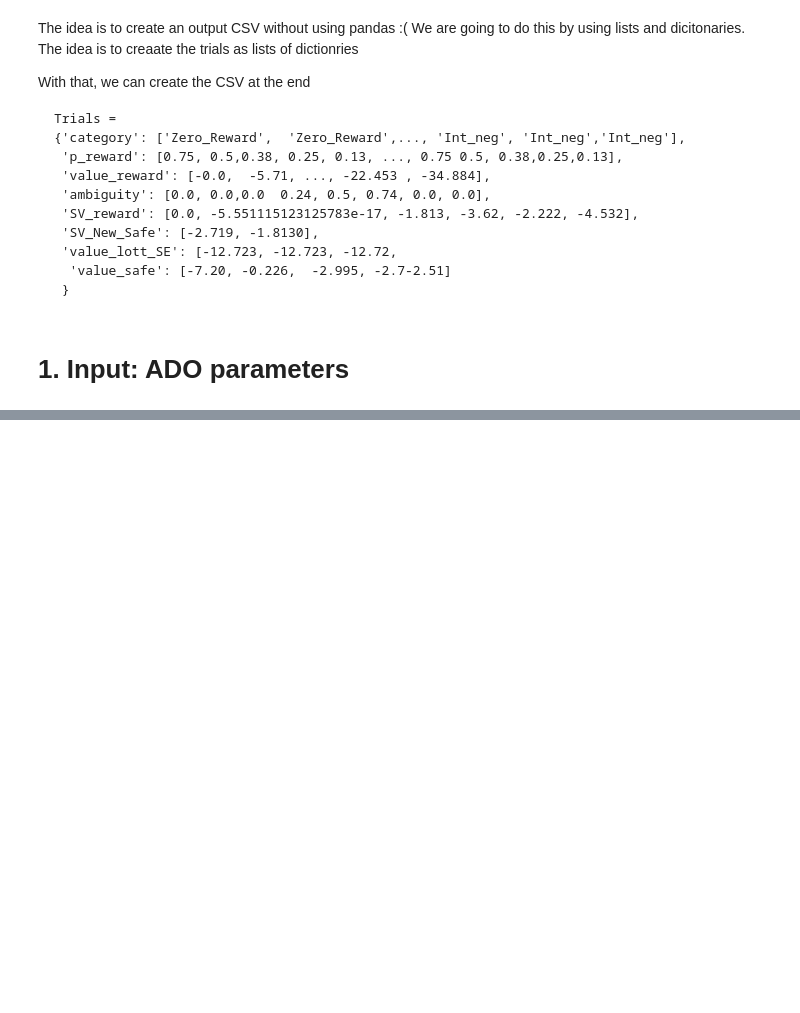
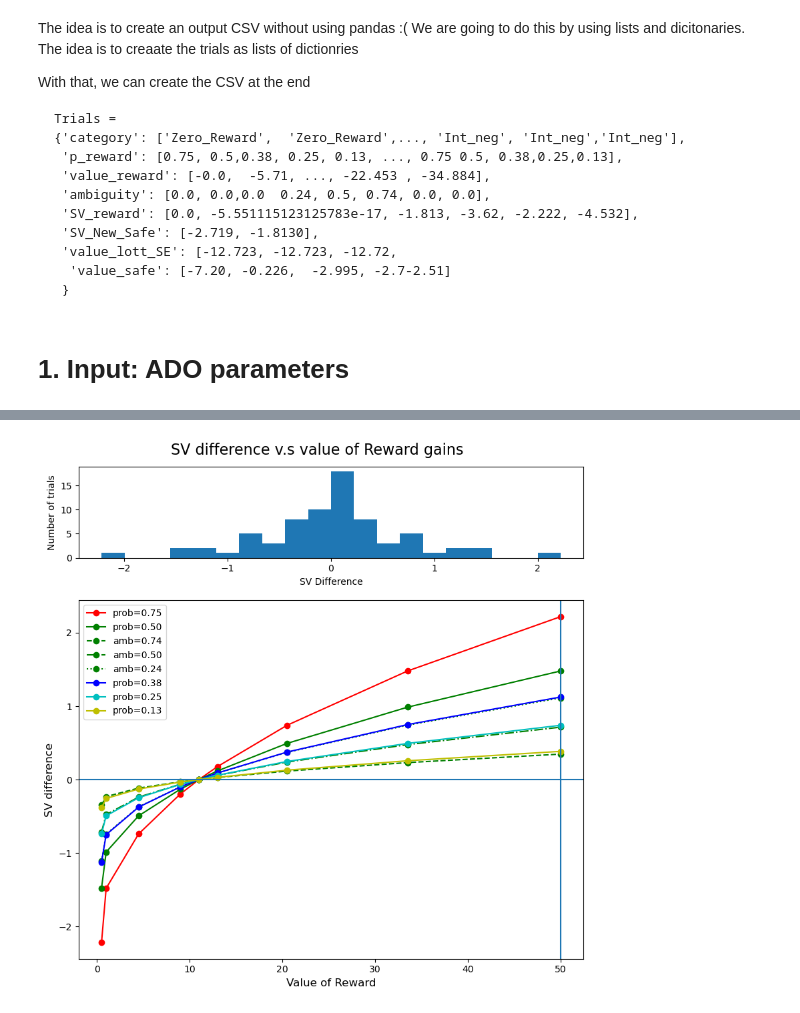
Before and after one commit to CDN-Lab/Adaptive_Choicesets, a Jupyter notebook: symmetrical_CRDM_online.ipynb, the cells around one changed output, grey strips where cells are left out. Saved outputs shown, nothing was run; the diff lists cells and outputs as text; code cells hidden in the pictures; blank space fills up the shorter version.

Commit message:
finished depandifying ... used pandas and matplotlib to do quick check but can be easily removed

```diff
--- a/symmetrical_CRDM_online.ipynb
+++ b/symmetrical_CRDM_online.ipynb
@@ -333,0 +392,11 @@ cent_neg
+# %%
+# round value_reward and vallue_safe to nearest 50 cents
+trials_gain = get_trials(p_options,amb_options,alpha_pos,beta_pos,ordered_keys=ordered_keys,domain='gain',verbose=False)
+trials_loss = get_trials(p_options,amb_options,alpha_neg,beta_neg,ordered_keys=ordered_keys,domain='loss',verbose=False)
+
+crdm_trials_gain = pavlovia_dict(trials_gain,domain='gain')
+crdm_trials_loss = pavlovia_dict(trials_loss,domain='loss')
+crdm_trials = {k :flatten([d[k] for d in [crdm_trials_gain,crdm_trials_loss]]) for k in crdm_trials_gain}
+
+fn = 'csv/crdm_trials_online.csv'
+save_to_csv(crdm_trials,fn = fn)
@@ -333,0 +407,74 @@ cent_neg
+# %%
+import pandas as pd
+import matplotlib.pyplot as plt
+from matplotlib.gridspec import GridSpec
+
+def scatter_hist(x, y, ax, ax_histy,xlabel='',ylabel='',title=''): #This functions creates a scatter plot with histograms at its sides
+	#ax.scatter(x, y)
+	ax.set_xlabel(xlabel,fontsize=12) #Creates the subplots
+	ax.set_ylabel(ylabel,fontsize=12)
+	plt.suptitle(title,fontsize=16, ha='center')
+	#ax_histx.hist(x,bins=20)
+	ax_histy.hist(y, bins=20)
+	ax_histy.set_xlabel('SV Difference')
+	ax_histy.set_ylabel('Number of trials')
+	plt.tight_layout()
+
+
+def setup_fig_ax():  #Setting the axis
+
+	fig = plt.figure(figsize=(8.5,8.5))
+	gs = GridSpec(4, 3)
+
+	ax = fig.add_subplot(gs[1:4, 0:3])
+	ax_histy = fig.add_subplot(gs[0,0:3])
+	#ax_histx = fig.add_subplot(gs[1:4, 3])
+	#ax_histx.tick_params(axis="x", labelbottom=False)
+	ax_histy.tick_params(axis="y")
+
+	#Adjust spacing around subplots
+	#plt.subplots_adjust(top=1.4, bottom=0.15, left=0.15, right=0.9)
+
+	return ax, ax_histy
+
+def plot_scatter_hist(df,xvline=50,trials='gains'):
+
+	# delta SV v.s value_reward
+	df['deltaSV'] = df['SV_reward']-df['SV_safe']
+	x,y = df['value_reward'],df['deltaSV']
+	ax,ax_histy = setup_fig_ax()
+
+	scatter_hist(x,y,ax,ax_histy,
+		xlabel='Value of Reward',
+		ylabel= 'SV difference',
+		title= 'SV difference v.s value of Reward {}'.format(trials))
+
+	colors = ['r','g','b','c','y','m','k']
+	amb_line = ['--','-.',':']
+	df = df.sort_values('value_reward')
+
+	for i,p in enumerate(reversed(sorted(df['p_reward'].unique()))): #A scatter plot for each probability level
+		df_p = df.loc[(df['p_reward']==p) & (df['ambiguity']==A_null)]
+		x,y = df_p['value_reward'],df_p['deltaSV']
+		ax.plot(x, y,'{}o-'.format(colors[i]),label='prob={0:0.2f}'.format(p)) #The plot conecting prob levels
+		if p==0.50:
+			for j,A in enumerate(reversed(sorted(df['ambiguity'].unique()))):
+				if A==0:
+					continue
+				df_A = df.loc[(df['p_reward']==p) & (df['ambiguity']==A)]
+				x,y = df_A['value_reward'],df_A['deltaSV']
+				ax.plot(x, y,'{0}o{1}'.format(colors[i],amb_line[j]),label='amb={0:0.2f}'.format(A)) #The plot conecting prob levels
+
+
+
+	# ax.plot([50],[],'r-')
+	ax.axvline(x=xvline)
+	# ax.plot([-50,-50],[-10,10],'r-')
+	ax.axhline(y=0)
+	# ax.plot([0,50],[0,0],'k--')
+	ax.legend(loc="upper left")
+
+plot_scatter_hist(pd.DataFrame.from_dict(trials_gain),xvline=50)
+plot_scatter_hist(pd.DataFrame.from_dict(trials_loss),xvline=-50,trials='loss')
+# %% [output]
+[figure, added]
```
Also changed, not shown: parts of 25 cells of this notebook, 1 other file.
